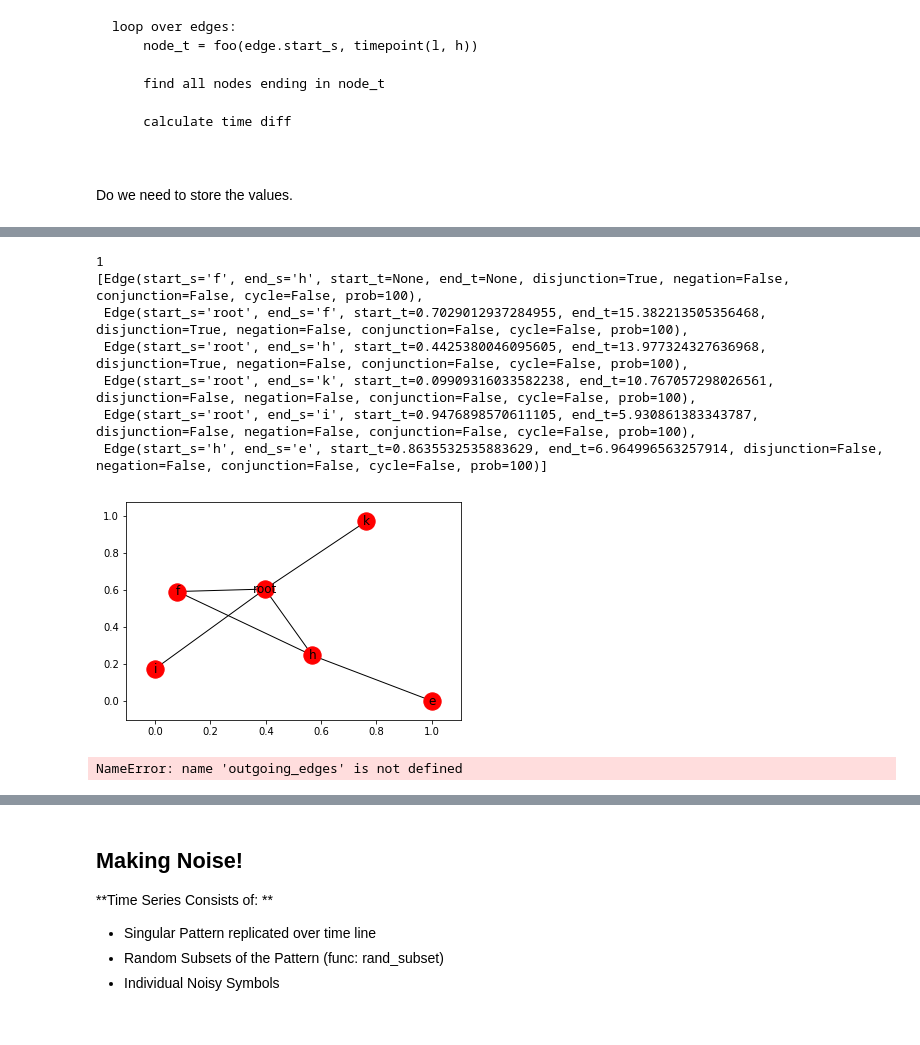
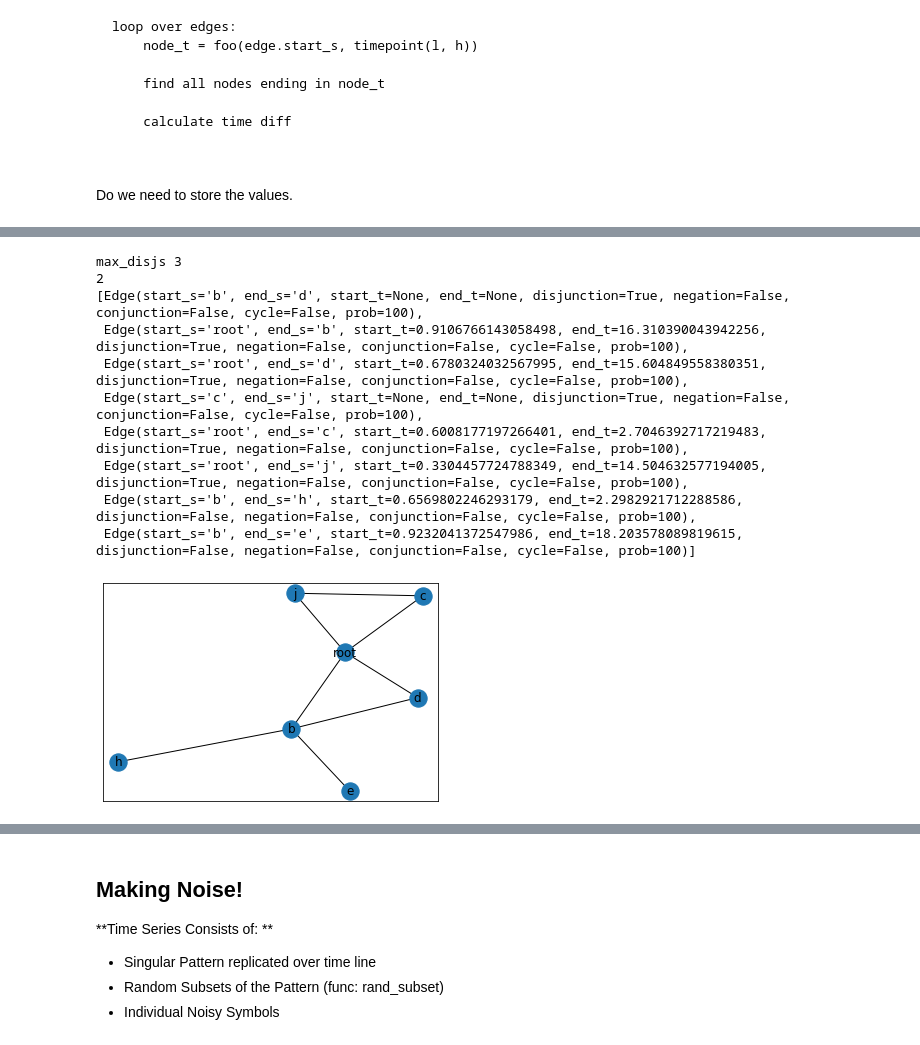
Before and after one commit to keiflager/TemporalDataGeneration, a Jupyter notebook: ExploringTemporalData.ipynb, the cells around one changed output, grey strips where cells are left out. Drawn from its saved outputs; the diff is of its cells as text; code cells hidden in the pictures.

```diff
--- a/ExploringTemporalData.ipynb
+++ b/ExploringTemporalData.ipynb
@@ -329,35 +362,22 @@ root {'h': 13.418943272465233}
 True
 TypeError: unsupported operand type(s) for -: 'float' and 'dict'
 # %%
-patt = body_pattern(low_body=2, high_body=7, disjunction=True)
+patt = body_pattern(low_body=3, high_body=7, disjunction=True)
 pprint(patt)
 
 plot_pattern(patt)
 # %% [output]
-1
-[Edge(start_s='f', end_s='h', start_t=None, end_t=None, disjunction=True, negation=False, conjunction=False, cycle=False, prob=100),
- Edge(start_s='root', end_s='f', start_t=0.7029012937284955, end_t=15.382213505356468, disjunction=True, negation=False, conjunction=False, cycle=False, prob=100),
- Edge(start_s='root', end_s='h', start_t=0.4425380046095605, end_t=13.977324327636968, disjunction=True, negation=False, conjunction=False, cycle=False, prob=100),
- Edge(start_s='root', end_s='k', start_t=0.09909316033582238, end_t=10.767057298026561, disjunction=False, negation=False, conjunction=False, cycle=False, prob=100),
- Edge(start_s='root', end_s='i', start_t=0.9476898570611105, end_t=5.930861383343787, disjunction=False, negation=False, conjunction=False, cycle=False, prob=100),
- Edge(start_s='h', end_s='e', start_t=0.8635532535883629, end_t=6.964996563257914, disjunction=False, negation=False, conjunction=False, cycle=False, prob=100)]
+max_disjs 3
+2
+[Edge(start_s='b', end_s='d', start_t=None, end_t=None, disjunction=True, negation=False, conjunction=False, cycle=False, prob=100),
+ Edge(start_s='root', end_s='b', start_t=0.9106766143058498, end_t=16.310390043942256, disjunction=True, negation=False, conjunction=False, cycle=False, prob=100),
+ Edge(start_s='root', end_s='d', start_t=0.6780324032567995, end_t=15.604849558380351, disjunction=True, negation=False, conjunction=False, cycle=False, prob=100),
+ Edge(start_s='c', end_s='j', start_t=None, end_t=None, disjunction=True, negation=False, conjunction=False, cycle=False, prob=100),
+ Edge(start_s='root', end_s='c', start_t=0.6008177197266401, end_t=2.7046392717219483, disjunction=True, negation=False, conjunction=False, cycle=False, prob=100),
+ Edge(start_s='root', end_s='j', start_t=0.3304457724788349, end_t=14.504632577194005, disjunction=True, negation=False, conjunction=False, cycle=False, prob=100),
+ Edge(start_s='b', end_s='h', start_t=0.6569802246293179, end_t=2.2982921712288586, disjunction=False, negation=False, conjunction=False, cycle=False, prob=100),
+ Edge(start_s='b', end_s='e', start_t=0.9232041372547986, end_t=18.203578089819615, disjunction=False, negation=False, conjunction=False, cycle=False, prob=100)]
-[figure, old version]
+[figure, new version]
-# %%
-
-root_tp = np.random.uniform(low=0, high=100000)
-
-tps = {'root': root_tp}
-
-
-
-
-for edge in patt:
-    out = outgoing_edges(edge, node_tp, patt)
-    print(out)
-    if out.start_s in tps:
-        tps[out.end_s] = tps[edge.start_s] - time_point(out.start_s, out.end_t)
-# %% [output]
-NameError: name 'outgoing_edges' is not defined
 # %%
 def time_point(start_t, end_t): return np.random.uniform(start_t, end_t)
 
```
Also changed, not shown: parts of 14 cells of this notebook.
